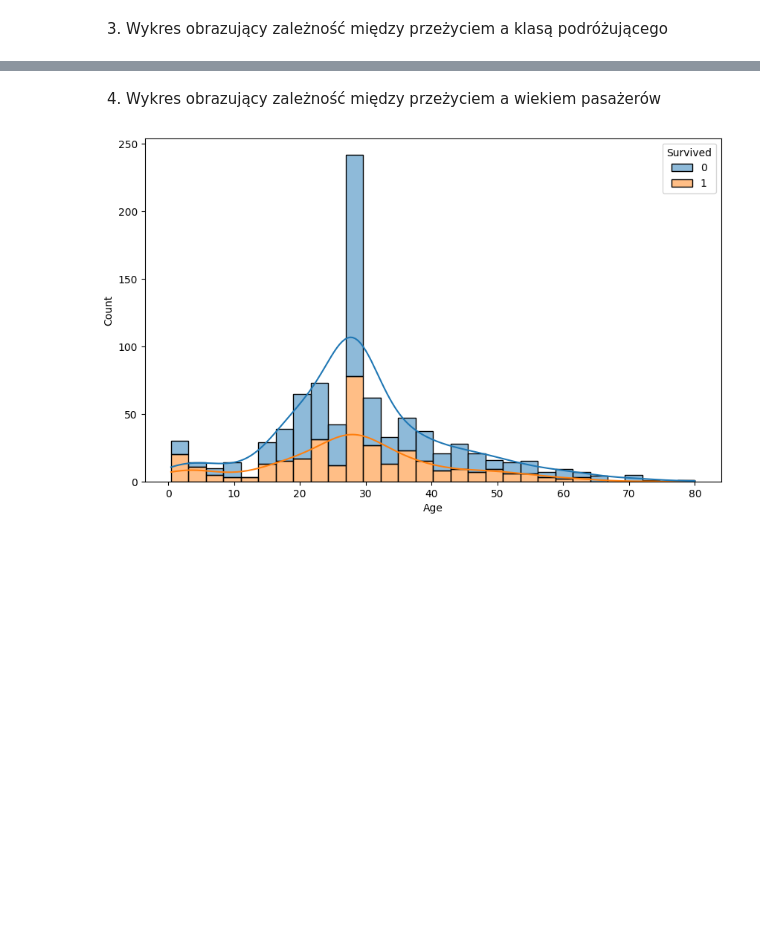
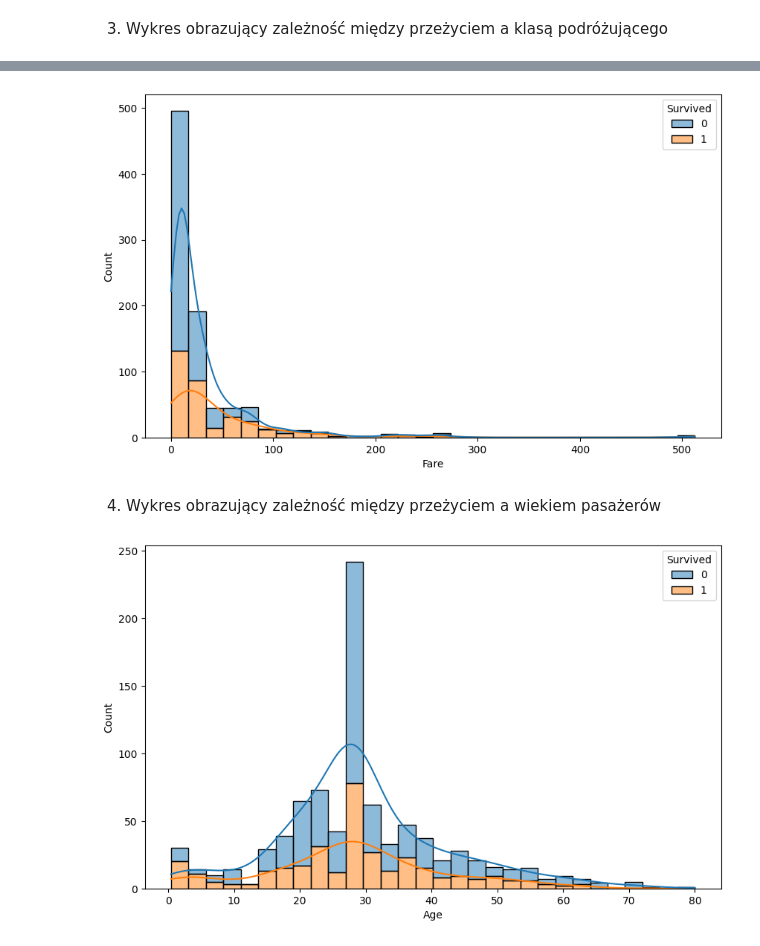
Before and after one commit to Zajecia-na-PWr-LR/lista-1-lenamackiewicz, a Jupyter notebook: UczenieMaszynowe_25_26_Lista2.ipynb, the cells around one changed output, grey strips where cells are left out. Saved outputs shown, nothing was run; the diff lists cells and outputs as text; code cells hidden in the pictures; blank space fills up the shorter version.

```diff
--- a/UczenieMaszynowe_25_26_Lista2.ipynb
+++ b/UczenieMaszynowe_25_26_Lista2.ipynb
@@ -230,3 +232,16 @@ sns.catplot(x="Pclass", y="Survived", data=titanic, kind="bar")
+# %%
+plt.figure(figsize=(10, 6))
+sns.histplot(
+    data=titanic,
+    x='Fare',
+    hue='Survived',
+    multiple='stack',
+    bins=30,
+    kde=True
+)
+plt.show()
+# %% [output]
+[figure, added]
 # %% [markdown]
 4. Wykres obrazujący zależność między przeżyciem a wiekiem pasażerów
 # %%
```
Also changed, not shown: parts of 15 cells of this notebook.
